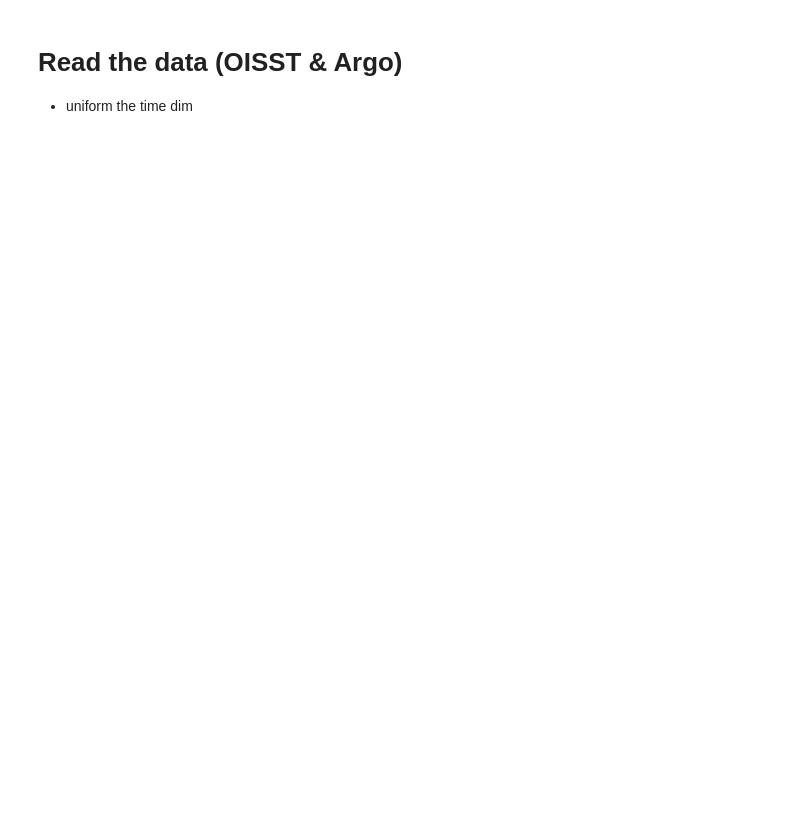
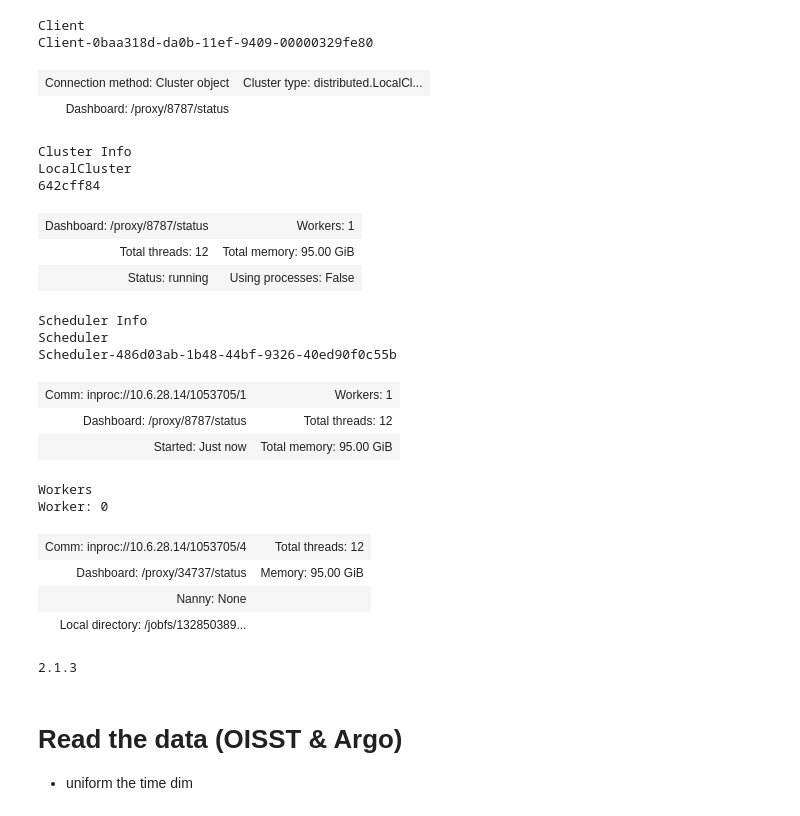
Before and after one commit to juanfuooo/Subtropical-Front-Modeling-Code, a Jupyter notebook: Step2/xgb_build.ipynb, the cells around one changed output. Saved outputs shown, nothing was run; the diff lists cells and outputs as text; code cells hidden in the pictures; blank space fills up the shorter version.

```diff
--- a/Step2/xgb_build.ipynb
+++ b/Step2/xgb_build.ipynb
@@ -26,5 +37,37 @@ from xgboost import plot_importance, plot_tree
+# %%
+from dask.distributed import Client
+client = Client(processes=False)
+# %%
+client
+# %% [output]
+Client
+Client-0baa318d-da0b-11ef-9409-00000329fe80
+| Connection method: Cluster object | Cluster type: distributed.LocalCl... |
+| Dashboard: /proxy/8787/status |  |
+Cluster Info
+LocalCluster
+642cff84
+| Dashboard: /proxy/8787/status | Workers: 1 |
+| Total threads: 12 | Total memory: 95.00 GiB |
+| Status: running | Using processes: False |
+Scheduler Info
+Scheduler
+Scheduler-486d03ab-1b48-44bf-9326-40ed90f0c55b
+| Comm: inproc://10.6.28.14/1053705/1 | Workers: 1 |
+| Dashboard: /proxy/8787/status | Total threads: 12 |
+| Started: Just now | Total memory: 95.00 GiB |
+Workers
+Worker: 0
+| Comm: inproc://10.6.28.14/1053705/4 | Total threads: 12 |
+| Dashboard: /proxy/34737/status | Memory: 95.00 GiB |
+| Nanny: None |  |
+| Local directory: /jobfs/132850389... |  |
 # %%
 matplotlib.rcParams['font.family'] = 'Times New Roman'
+# %%
+print(xgb.__version__)
+# %% [output]
+2.1.3
 # %% [markdown]
 # Read the data (OISST & Argo)
 - uniform the time dim
```
Also changed, not shown: parts of 26 cells of this notebook, 2 other files.
